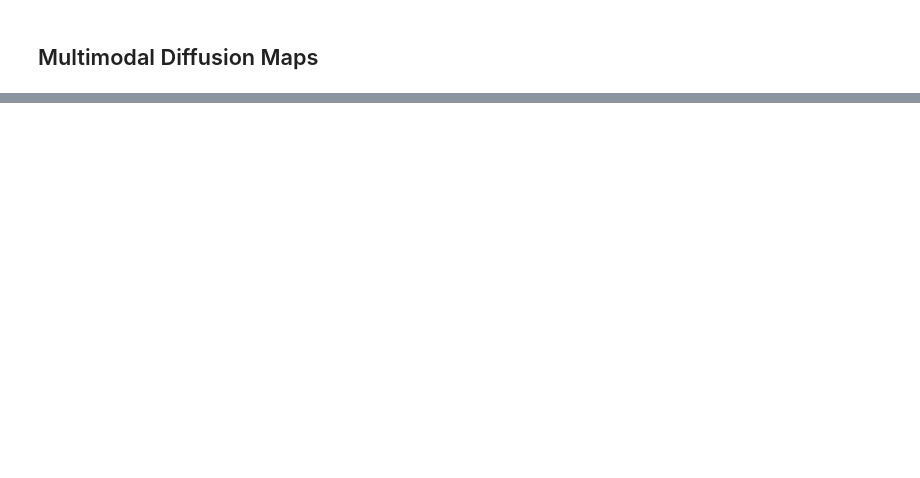
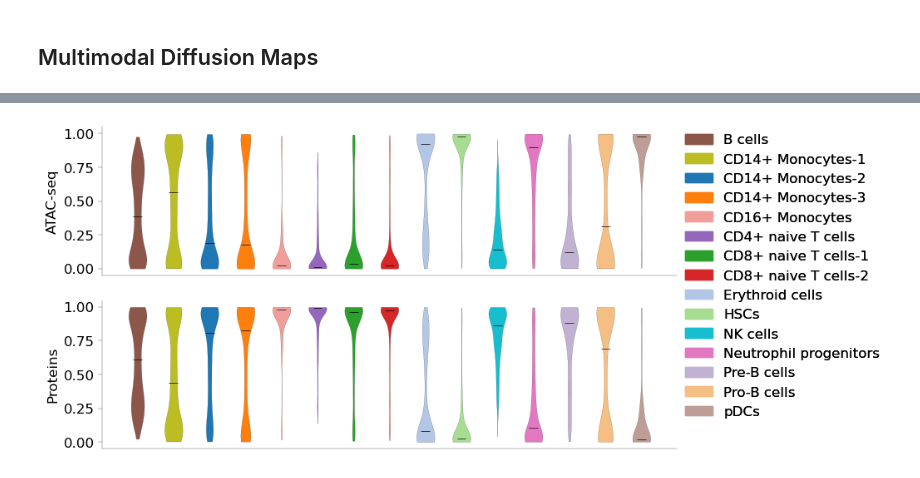
Before and after one commit to TabakaLab/ocelli, a Jupyter notebook: docs/source/notebooks/human-bone-marrow.ipynb, the cells around one changed output, grey strips where cells are left out. Drawn from its saved outputs; the diff is of its cells as text; code cells hidden in the pictures; blank space fills up the shorter version.

```diff
--- a/docs/source/notebooks/human-bone-marrow.ipynb
+++ b/docs/source/notebooks/human-bone-marrow.ipynb
@@ -415,0 +166,5 @@ The highest-scoring topics relate to T cells, B cells, and monocytes.
+# %%
+oci.pl.violin(adata, groups='celltype', values='weights', cdict=cdict, fontsize=12,
+              figsize=(10, 4))
+# %% [output]
+[figure, added]
```
Also changed, not shown: parts of 103 cells of this notebook, 3 other files.
